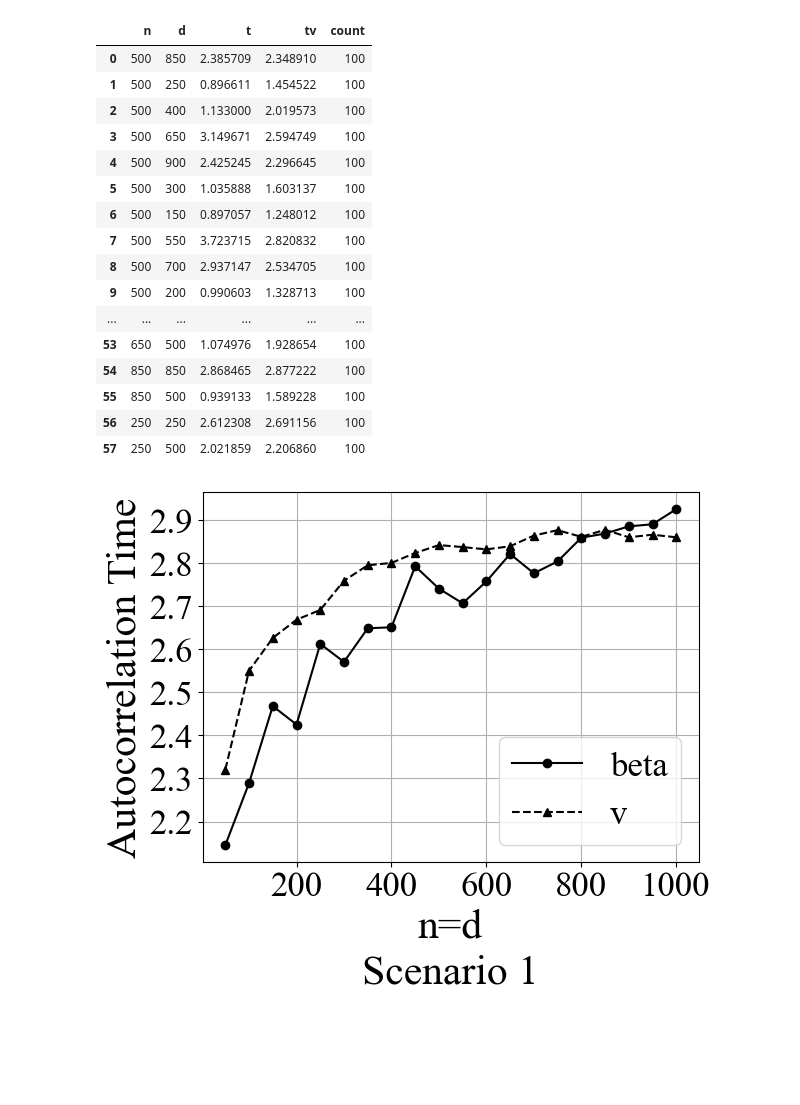
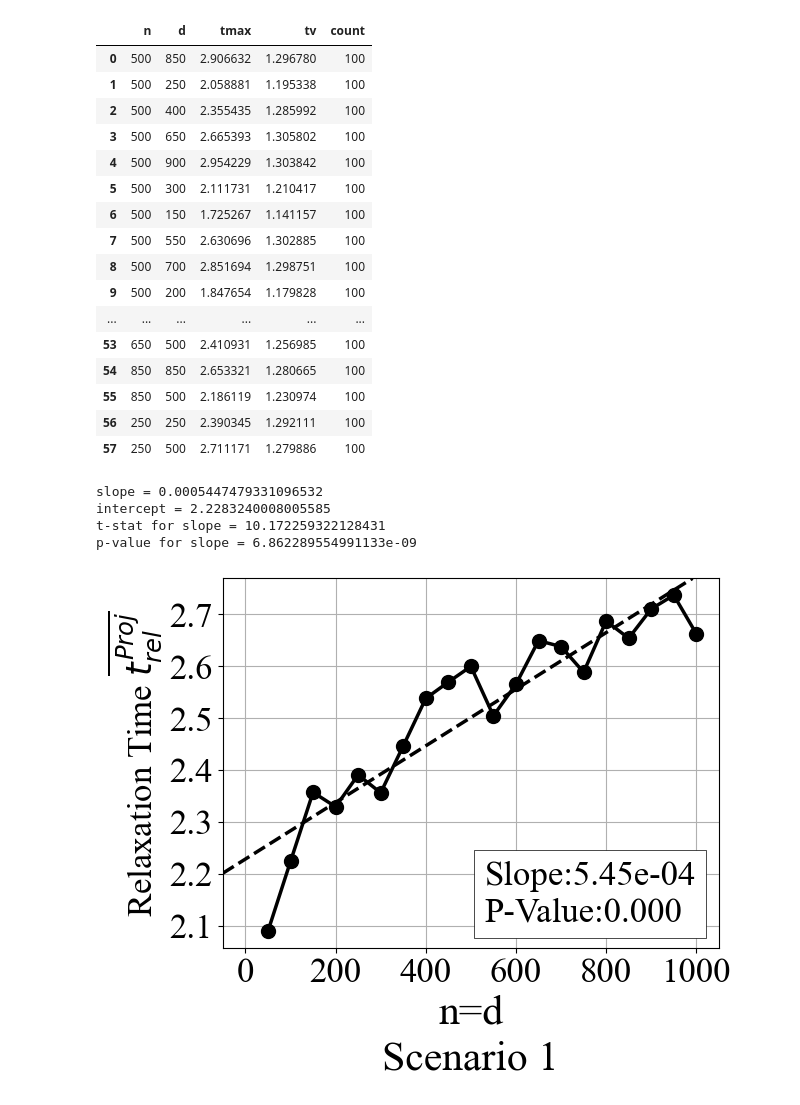
Before and after one commit to kelciezhang/Data-Augmentation-MCMC-Simulations, a Jupyter notebook: summary-lasso.ipynb, the cells around one changed output. Drawn from its saved outputs; the diff is of its cells as text; code cells hidden in the pictures; blank space fills up the shorter version.

```diff
--- a/summary-lasso.ipynb
+++ b/summary-lasso.ipynb
@@ -15,57 +38,61 @@ for n in tqdm(all_n):
     n=n[2:]
     for d in all_d:
         d=d[2:]
-        t_list=[]
+        t_list_max=[]
         t_list_v=[]
         count = 0
         for lp in range(1,101):
             try:
                 temp=np.load(algo + '_result/n_'+n+'/d_'+d+'/tauto_n' + n + '_d' + d + '_' + str(lp) + '.npy', allow_pickle=True)
-                t_list.append(temp.item()['t_auto'])
+                t_list_max.append(np.max(temp.item()['tmax']))
                 t_list_v.append(temp.item()['t_auto_v'])
                 count+=1
             except:
                 continue
-        plt.figure()
-        plt.hist(t_list)
-        plt.savefig('plot_check/n_' + n + 'd_' + d + '.png')
         plt.close()
-        data=pd.concat([data, pd.DataFrame({'n':n, 'd':d, 't':np.mean(t_list), 'tv': np.mean(t_list_v), 'count':count},index=[0])])
+        data=pd.concat([data, pd.DataFrame({'n':n, 'd':d, 'tmax':np.mean(t_list_max), 'tv': np.mean(t_list_v), 'count':count},index=[0])])
 data=data.reset_index(drop=True)
 # %%
 data
 # %% [output]
-|  | n | d | t | tv | count |
-| 0 | 500 | 850 | 2.385709 | 2.348910 | 100 |
-| 1 | 500 | 250 | 0.896611 | 1.454522 | 100 |
-| 2 | 500 | 400 | 1.133000 | 2.019573 | 100 |
-| 3 | 500 | 650 | 3.149671 | 2.594749 | 100 |
-| 4 | 500 | 900 | 2.425245 | 2.296645 | 100 |
-| 5 | 500 | 300 | 1.035888 | 1.603137 | 100 |
-| 6 | 500 | 150 | 0.897057 | 1.248012 | 100 |
-| 7 | 500 | 550 | 3.723715 | 2.820832 | 100 |
-| 8 | 500 | 700 | 2.937147 | 2.534705 | 100 |
-| 9 | 500 | 200 | 0.990603 | 1.328713 | 100 |
+|  | n | d | tmax | tv | count |
+| 0 | 500 | 850 | 2.906632 | 1.296780 | 100 |
+| 1 | 500 | 250 | 2.058881 | 1.195338 | 100 |
+| 2 | 500 | 400 | 2.355435 | 1.285992 | 100 |
+| 3 | 500 | 650 | 2.665393 | 1.305802 | 100 |
+| 4 | 500 | 900 | 2.954229 | 1.303842 | 100 |
+| 5 | 500 | 300 | 2.111731 | 1.210417 | 100 |
+| 6 | 500 | 150 | 1.725267 | 1.141157 | 100 |
+| 7 | 500 | 550 | 2.630696 | 1.302885 | 100 |
+| 8 | 500 | 700 | 2.851694 | 1.298751 | 100 |
+| 9 | 500 | 200 | 1.847654 | 1.179828 | 100 |
 | ... | ... | ... | ... | ... | ... |
-| 53 | 650 | 500 | 1.074976 | 1.928654 | 100 |
-| 54 | 850 | 850 | 2.868465 | 2.877222 | 100 |
-| 55 | 850 | 500 | 0.939133 | 1.589228 | 100 |
-| 56 | 250 | 250 | 2.612308 | 2.691156 | 100 |
-| 57 | 250 | 500 | 2.021859 | 2.206860 | 100 |
+| 53 | 650 | 500 | 2.410931 | 1.256985 | 100 |
+| 54 | 850 | 850 | 2.653321 | 1.280665 | 100 |
+| 55 | 850 | 500 | 2.186119 | 1.230974 | 100 |
+| 56 | 250 | 250 | 2.390345 | 1.292111 | 100 |
+| 57 | 250 | 500 | 2.711171 | 1.279886 | 100 |
 # %%
-#probit n=d
-temp = data[data.n==data.d][['n','t','tv']]
+temp = data[data.n==data.d][['n','tmax']]
 temp.n = temp.n.map(lambda x: int(x))
 temp = temp.sort_values('n')
-plt.plot(temp.n, temp.t, '-o', label='beta', color='black')
-plt.plot(temp.n, temp.tv, '--^', label='v', color='black')
+fig = plt.figure()
+plt.plot(temp.n, temp.tmax, '-o', label = '$\overline{t_{rel, max}}}$ (right)', color='black', linewidth=2.5, markersize=10)
 plt.grid()
-plt.ylabel('Autocorrelation Time', fontsize=30)
-plt.xlabel('n=d', fontsize=30)
 plt.xticks(fontsize=25)
 plt.yticks(fontsize=25)
-plt.legend(prop={'size': 25})
-plt.title('Scenario 1', y=-0.35, fontsize=30)
-plt.savefig("plot/lasso1.png", dpi=300, bbox_inches='tight')
+plt.xlabel('n=d',fontsize=30)
+plt.ylabel('Relaxation Time $\overline{t^{Proj}_{rel}}$',fontsize=25)
+slope, intercept, pvalue=lin_reg(temp.n,temp.tmax)
+plt.text(530, 2.11, "Slope:"+f"{slope:.2e}"+"\nP-Value:"+str(round(pvalue,3))+'00',
+         fontsize=25,bbox=dict(boxstyle="square", fc="white", ec="black", linewidth=0.5))
+plt.axline((0, intercept), slope=slope, linestyle='--', color='black',linewidth=2.5)
+plt.title('Scenario 1', y=-0.35, fontsize = 30)
+plt.savefig("plot/"+algo+"1_beta.png", dpi=300, bbox_inches='tight')
+#dist_plot(temp.n,temp.tmax, name=algo+"1_beta")
 # %% [output]
+slope = 0.0005447479331096532
+intercept = 2.2283240008005585
+t-stat for slope = 10.172259322128431
+p-value for slope = 6.862289554991133e-09
-[figure, old version]
+[figure, new version]
```
Also changed, not shown: parts of 9 cells of this notebook.
